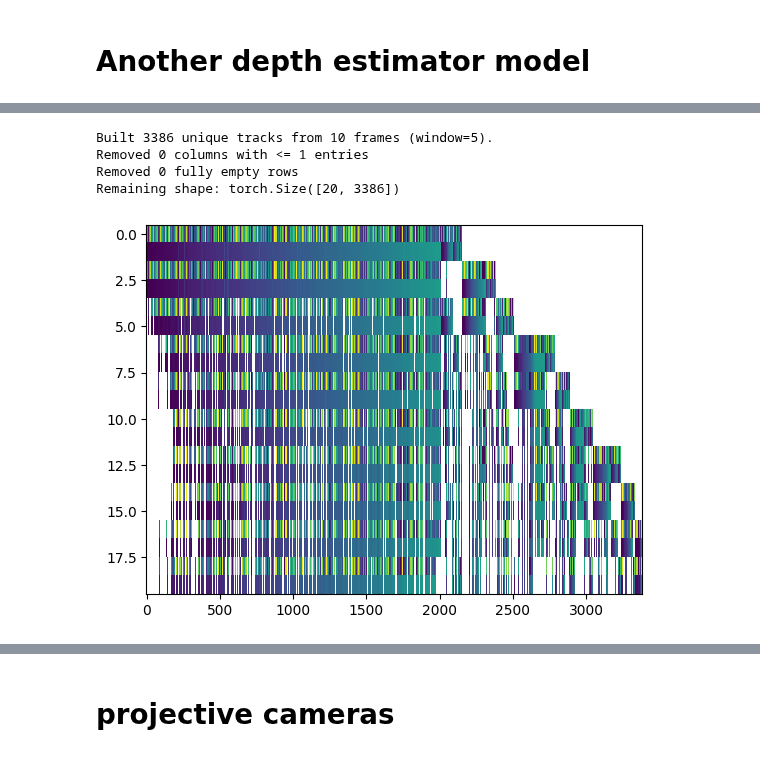
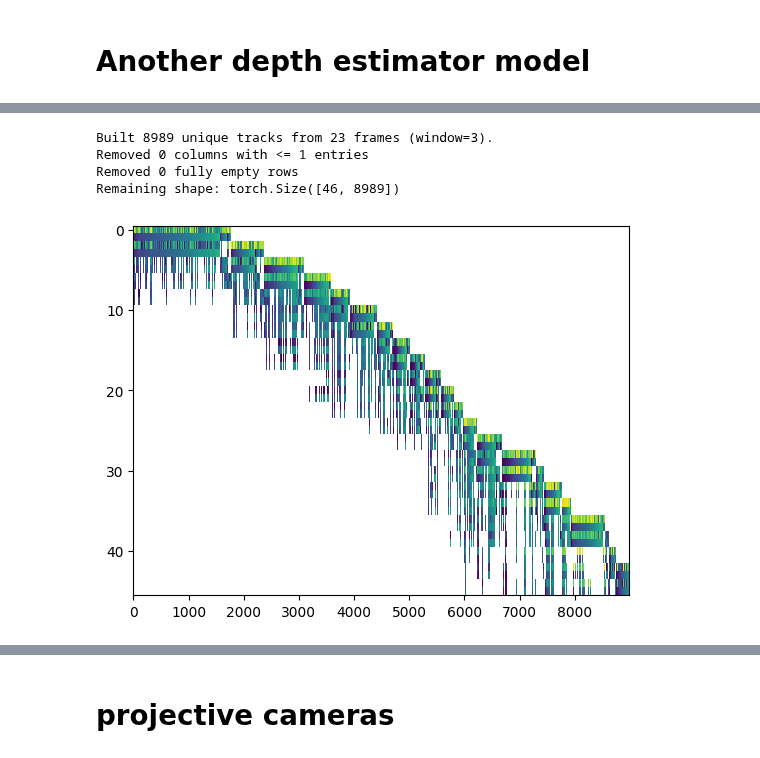
Before and after one commit to manel-ferreira-01/trackers, a Jupyter notebook: test.ipynb, the cells around one changed output, grey strips where cells are left out. Drawn from its saved outputs; the diff is of its cells as text; code cells hidden in the pictures.

```diff
--- a/test.ipynb
+++ b/test.ipynb
@@ -22,12 +20,12 @@ device = "cuda:0"
 
 path = "../storage/terrains_eth3d/images/images_rig_cam4_undistorted"
 #path = "../storage/table_3/rgb"
-#path = "../storage/facade_eth3d/images/dslr_images_undistorted"
+path = "../storage/terrace_2_eth3d/images/dslr_images_undistorted"
 #path = "../storage/books_bea/"
 #path = "../mast3r/images_in/DAVIS/JPEGImages/480p/car-roundabout"
 #path = "../storage/lund_datasets/GustavIIAdolf"
-path = "../storage/quarto.mp4"
-path = "../storage/videos_goncalo"
+#path = "../storage/quarto.mp4"
+#path = "../storage/videos_goncalo"
 #path = "../storage/tracker_test/praca_1"
 
 video_tensor_full, image_paths = read_video_or_images(path)
@@ -198,7 +208,7 @@ frame_cut = max(20, len(video_tensor_full))
 #frame_cut = 14
 frame_start = 0
 frame_skip = 1
-frame_cut = 10
+frame_cut = 100
 video_tensor = torch.cat([(frame).unsqueeze(0) for frame in video_tensor_full]).unsqueeze(0)[:,frame_start:frame_cut:frame_skip,...] # 1, time, H, W, 3
 video_tensor = torch.clip(video_tensor, -1, 1)
 num_frames = video_tensor.shape[1]
@@ -816,22 +879,22 @@ def build_and_filter_combinatory_obs(video_frames,
 # %%
 from src.matcher import build_anchor_observation_matrix, build_combinatory_observation_matrix
 
 if 1:
     # Use the helper on the current video
     obs_mat = build_and_filter_combinatory_obs(
         video_tensor[0],
         device=device,
-        window_size=5,
+        window_size=3,
         min_entries=1,
         plot=True,
     )
 else:
     obs_mat = build_anchor_observation_matrix(video_tensor[0], device=device).cpu()
     plt.imshow(obs_mat.cpu().numpy(), aspect='auto', cmap='viridis', interpolation="none")
     print(obs_mat.shape)
 # %% [output]
-Built 3386 unique tracks from 10 frames (window=5).
+Built 8989 unique tracks from 23 frames (window=3).
 Removed 0 columns with <= 1 entries
 Removed 0 fully empty rows
-Remaining shape: torch.Size([20, 3386])
+Remaining shape: torch.Size([46, 8989])
-[figure, old version]
+[figure, new version]
```
Also changed, not shown: parts of 33 cells of this notebook, 3 other files.
